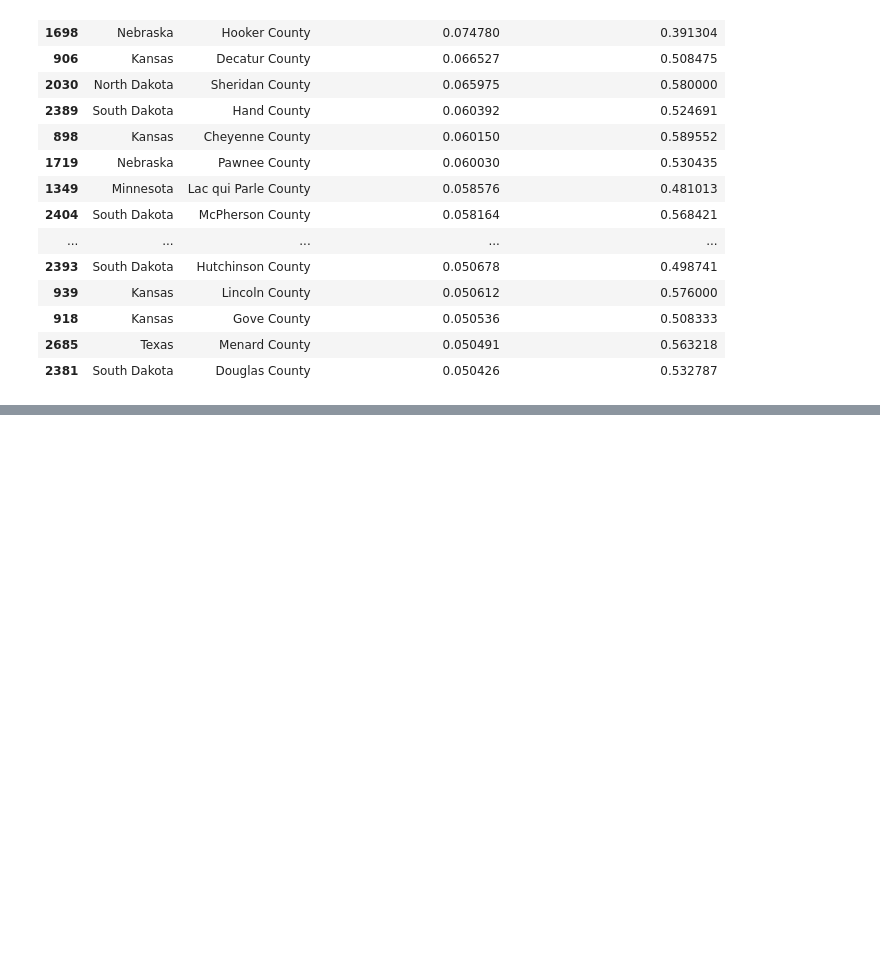
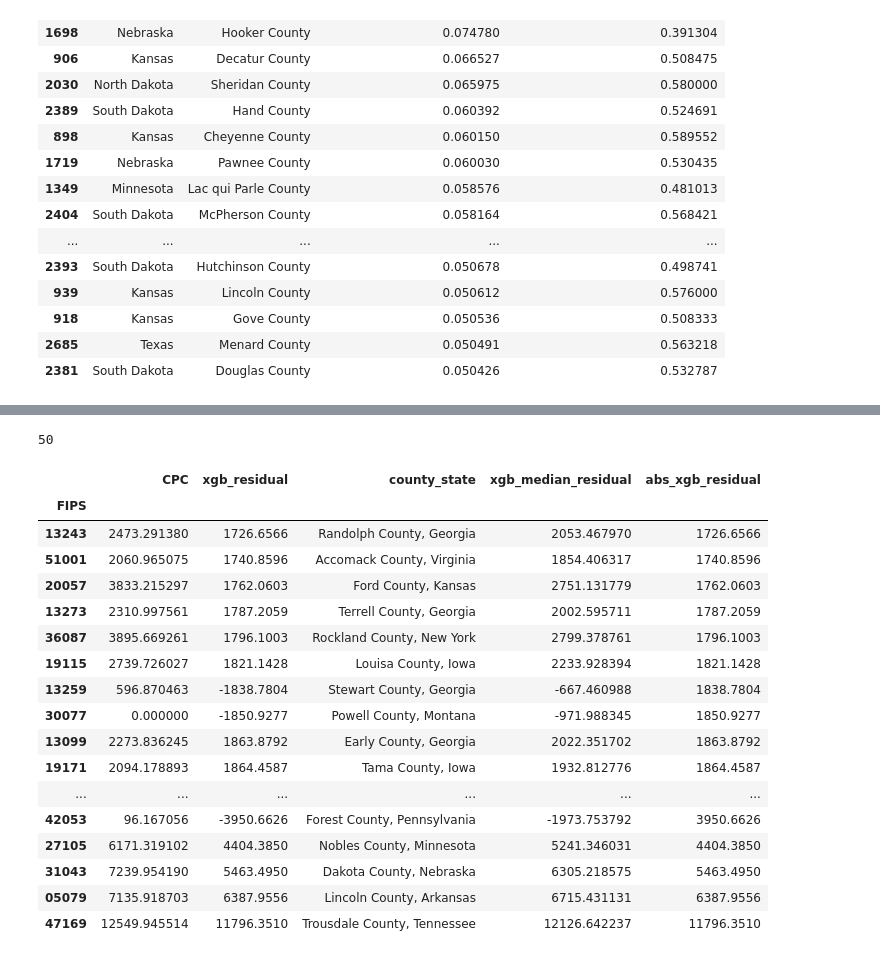
Before and after one commit to jessebmurray/COVID-19, a Jupyter notebook: Formatting.ipynb, the cells around one changed output, grey strips where cells are left out. Cells and saved outputs as stored; diff of their text form; code cells hidden in the pictures; blank space fills up the shorter version.

```diff
--- a/Formatting.ipynb
+++ b/Formatting.ipynb
@@ -230,0 +282,7 @@ df.sort_values(by='TOT_POP_eightyfive_older', ascending=False)[['STNAME',
+# %%
+# Drop the District of Columbia
+df = df.loc[df.STNAME != 'District of Columbia']
+
+len(df.STNAME.unique())
+# %% [output]
+50
@@ -230,0 +300,21 @@ df.sort_values(by='TOT_POP_eightyfive_older', ascending=False)[['STNAME',
+# %%
+df.sort_values(by='abs_xgb_residual')[-30:]
+# %% [output]
+|  | CPC | xgb_residual | county_state | xgb_median_residual | abs_xgb_residual |
+| FIPS |  |  |  |  |  |
+| 13243 | 2473.291380 | 1726.6566 | Randolph County, Georgia | 2053.467970 | 1726.6566 |
+| 51001 | 2060.965075 | 1740.8596 | Accomack County, Virginia | 1854.406317 | 1740.8596 |
+| 20057 | 3833.215297 | 1762.0603 | Ford County, Kansas | 2751.131779 | 1762.0603 |
+| 13273 | 2310.997561 | 1787.2059 | Terrell County, Georgia | 2002.595711 | 1787.2059 |
+| 36087 | 3895.669261 | 1796.1003 | Rockland County, New York | 2799.378761 | 1796.1003 |
+| 19115 | 2739.726027 | 1821.1428 | Louisa County, Iowa | 2233.928394 | 1821.1428 |
+| 13259 | 596.870463 | -1838.7804 | Stewart County, Georgia | -667.460988 | 1838.7804 |
+| 30077 | 0.000000 | -1850.9277 | Powell County, Montana | -971.988345 | 1850.9277 |
+| 13099 | 2273.836245 | 1863.8792 | Early County, Georgia | 2022.351702 | 1863.8792 |
+| 19171 | 2094.178893 | 1864.4587 | Tama County, Iowa | 1932.812776 | 1864.4587 |
+| ... | ... | ... | ... | ... | ... |
+| 42053 | 96.167056 | -3950.6626 | Forest County, Pennsylvania | -1973.753792 | 3950.6626 |
+| 27105 | 6171.319102 | 4404.3850 | Nobles County, Minnesota | 5241.346031 | 4404.3850 |
+| 31043 | 7239.954190 | 5463.4950 | Dakota County, Nebraska | 6305.218575 | 5463.4950 |
+| 05079 | 7135.918703 | 6387.9556 | Lincoln County, Arkansas | 6715.431131 | 6387.9556 |
+| 47169 | 12549.945514 | 11796.3510 | Trousdale County, Tennessee | 12126.642237 | 11796.3510 |
```
Also changed, not shown: parts of 12 cells of this notebook, 4 other files.
